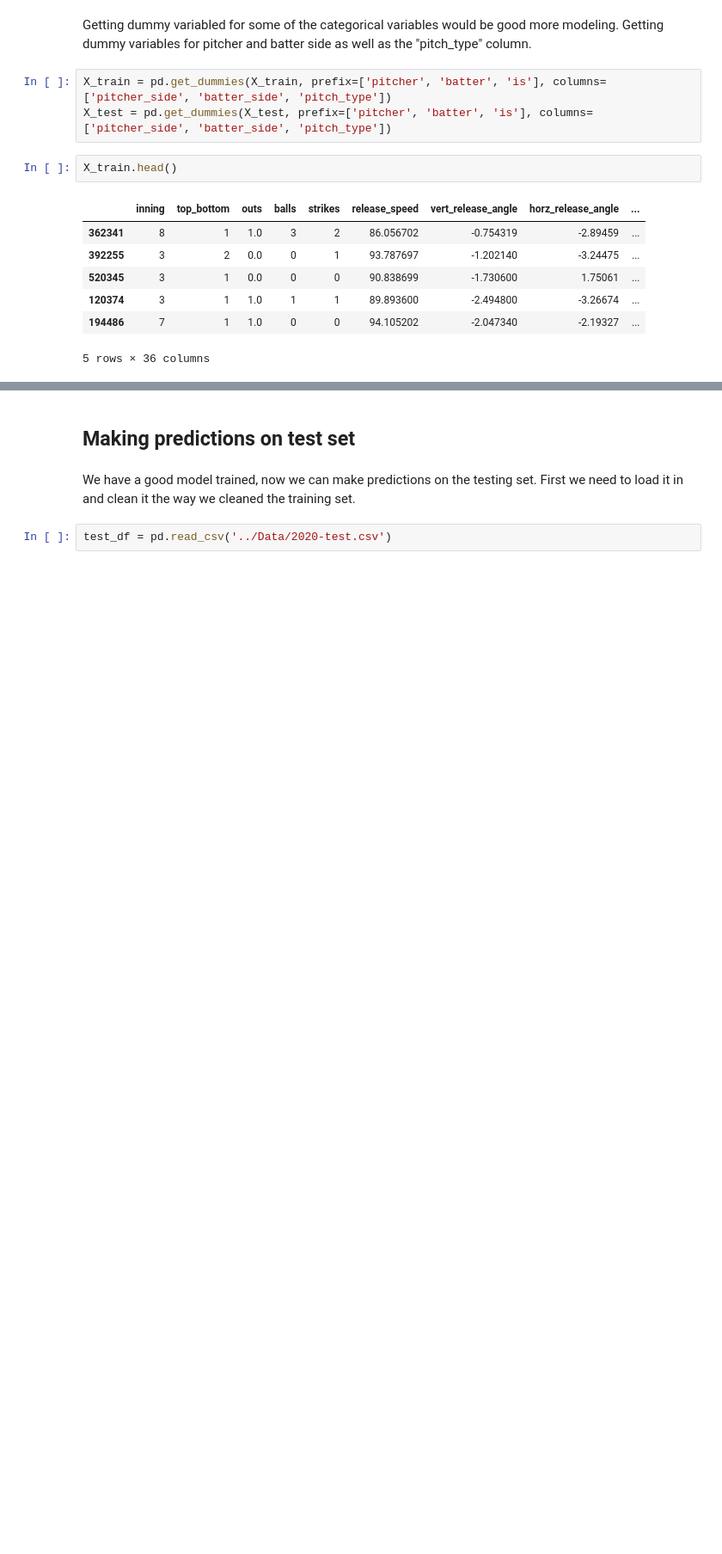
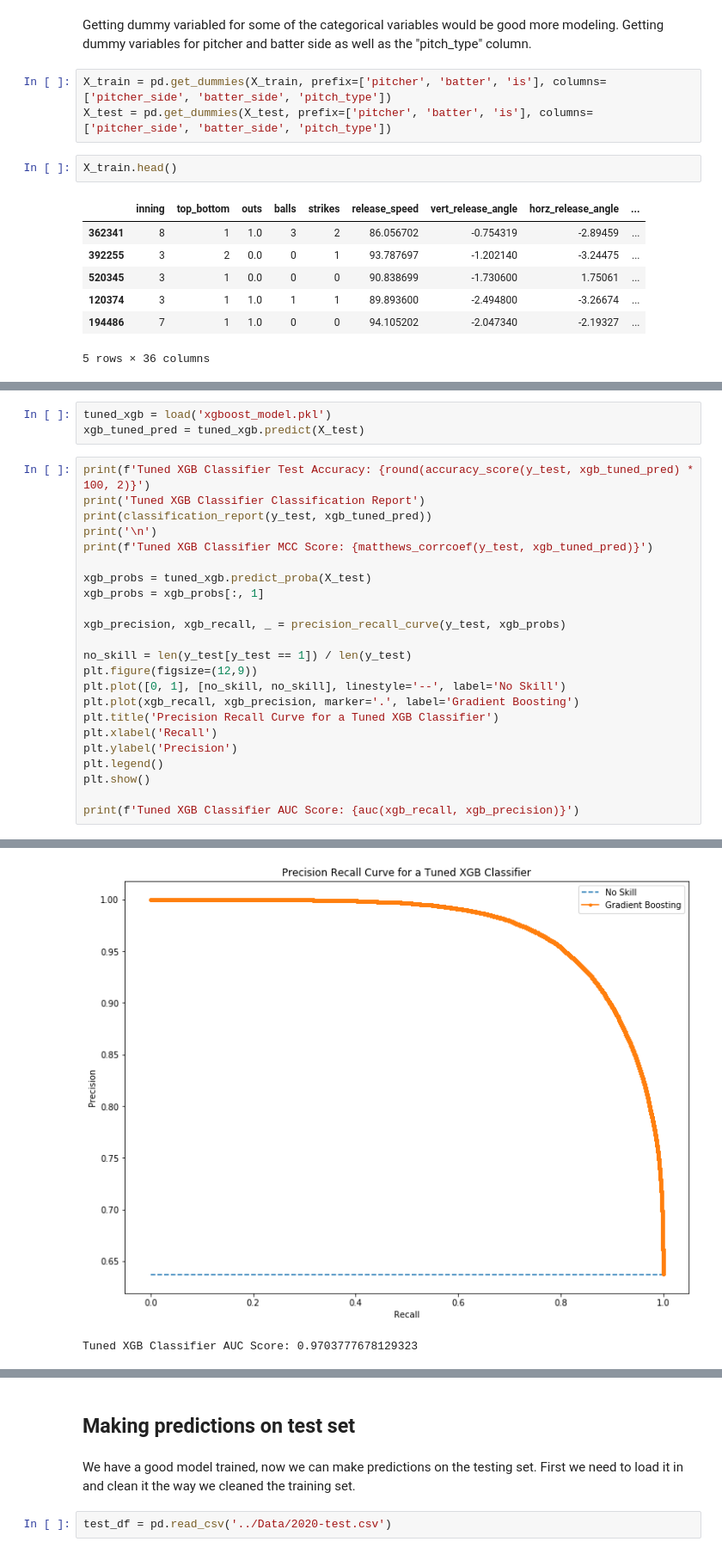
Before and after one commit to davidbuehler07/Capstone-Project-1, a Jupyter notebook: code/Mariners Challenge.ipynb, the cells around one changed output, grey strips where cells are left out. Shown: that part at 86% size. Cells and saved outputs as stored; diff of their text form; blank space fills up the shorter version.

```diff
--- a/code/Mariners Challenge.ipynb
+++ b/code/Mariners Challenge.ipynb
@@ -489,0 +440,27 @@ Matthew's Correlation Coefficient: 0.7173574995833374
+# %%
+tuned_xgb = load('xgboost_model.pkl')
+xgb_tuned_pred = tuned_xgb.predict(X_test)
+# %%
+print(f'Tuned XGB Classifier Test Accuracy: {round(accuracy_score(y_test, xgb_tuned_pred) * 100, 2)}')
+print('Tuned XGB Classifier Classification Report')
+print(classification_report(y_test, xgb_tuned_pred))
+print('\n')
+print(f'Tuned XGB Classifier MCC Score: {matthews_corrcoef(y_test, xgb_tuned_pred)}')
+
+xgb_probs = tuned_xgb.predict_proba(X_test)
+xgb_probs = xgb_probs[:, 1]
+
+xgb_precision, xgb_recall, _ = precision_recall_curve(y_test, xgb_probs)
+
+no_skill = len(y_test[y_test == 1]) / len(y_test)
+plt.figure(figsize=(12,9))
+plt.plot([0, 1], [no_skill, no_skill], linestyle='--', label='No Skill')
+plt.plot(xgb_recall, xgb_precision, marker='.', label='Gradient Boosting')
+plt.title('Precision Recall Curve for a Tuned XGB Classifier')
+plt.xlabel('Recall')
+plt.ylabel('Precision')
+plt.legend()
+plt.show()
+
+print(f'Tuned XGB Classifier AUC Score: {auc(xgb_recall, xgb_precision)}')
+# %% [output]
@@ -489,0 +481,2 @@ Matthew's Correlation Coefficient: 0.7173574995833374
+[figure, added]
+Tuned XGB Classifier AUC Score: 0.9703777678129323
```
Also changed, not shown: parts of 21 cells of this notebook.
